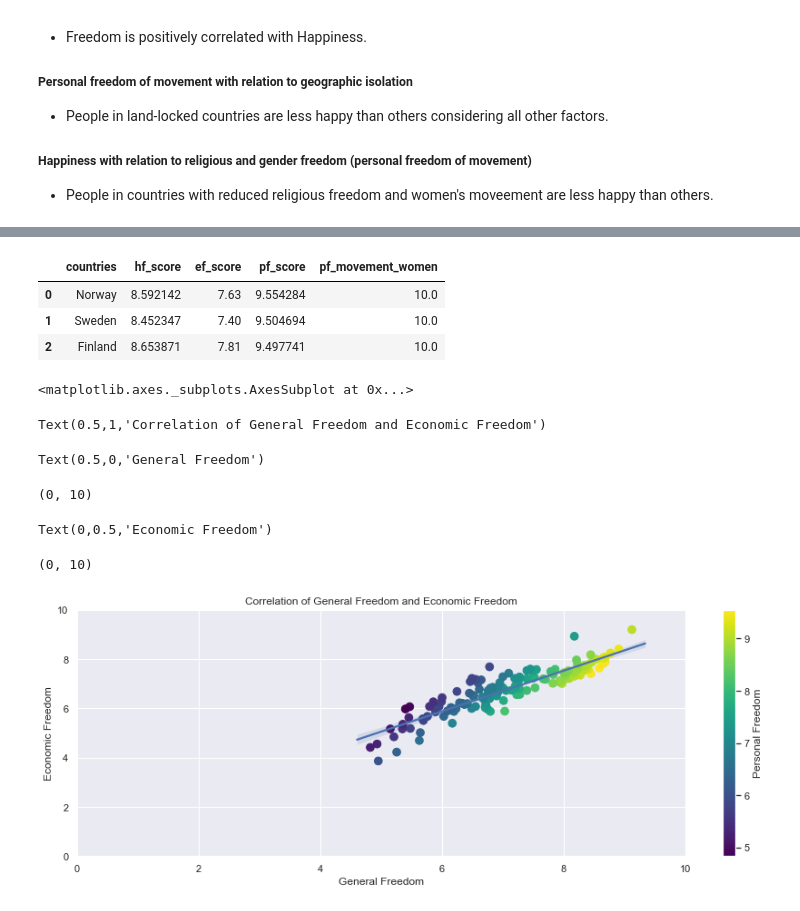
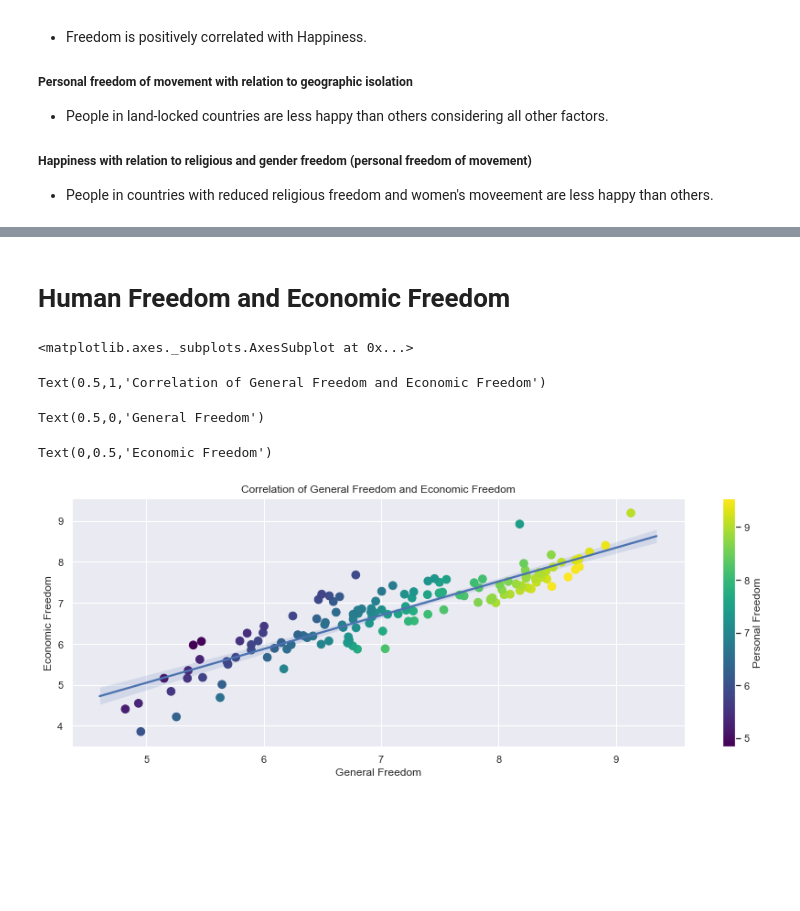
Before and after one commit to jbratcher/happiness_and_freedom, a Jupyter notebook: hfh_movement.ipynb, the cells around one changed output, grey strips where cells are left out. Cells and saved outputs as stored; diff of their text form; code cells hidden in the pictures; blank space fills up the shorter version.

Commit message:
add header sections, updated readme, more cleanup, working with legends

```diff
--- a/hfh_movement.ipynb
+++ b/hfh_movement.ipynb
@@ -234,41 +188,28 @@ Text(0,0.5,'General Happiness')
+# %% [markdown]
+# Human Freedom and Economic Freedom
 # %%
-# Human Freedom and Economic Freedom
-
-# colored by human freedom quartile (higher being lower value quartile)
-# hfi.plot(kind="scatter", x="hf_score", y="ef_score", c="hf_quartile", cmap="viridis")
-
 # retrieve movement data from Human Freedom Index grouped by country and ordered by movement score
 
 hfi_freedom_and_economy_data = "SELECT countries, hf_score, ef_score, pf_score, pf_movement_women FROM 'Human Freedom Index' GROUP BY countries ORDER BY pf_score DESC"
 hfi_freedom_and_economy_raw = pd.read_sql(hfi_freedom_and_economy_data, con=engine)
 hfi_freedom_and_economy = hfi_freedom_and_economy_raw.dropna()
-
-hfi_freedom_and_economy.head(3)
 
 # scatter plot analysis with linear regression
 
 fig, ax = plt.subplots(figsize=(15, 5))
 sns.regplot(x="hf_score", y="ef_score", data=hfi_freedom_and_economy)
 points = plt.scatter(hfi_freedom_and_economy["hf_score"], hfi_freedom_and_economy["ef_score"], c=hfi_freedom_and_economy["pf_score"], s=75, cmap="viridis")
 cbar = plt.colorbar(points)
 cbar.set_label("Personal Freedom")
 ax.set_title("Correlation of General Freedom and Economic Freedom")
 ax.set_xlabel("General Freedom")
-ax.set_xlim([0,10])
 ax.set_ylabel("Economic Freedom")
-ax.set_ylim([0,10])
 # %% [output]
-|  | countries | hf_score | ef_score | pf_score | pf_movement_women |
-| 0 | Norway | 8.592142 | 7.63 | 9.554284 | 10.0 |
-| 1 | Sweden | 8.452347 | 7.40 | 9.504694 | 10.0 |
-| 2 | Finland | 8.653871 | 7.81 | 9.497741 | 10.0 |
 <matplotlib.axes._subplots.AxesSubplot at 0x...>
 Text(0.5,1,'Correlation of General Freedom and Economic Freedom')
 Text(0.5,0,'General Freedom')
-(0, 10)
+Text(0,0.5,'Economic Freedom')
-Text(0,0.5,'Economic Freedom')
-(0, 10)
-[figure, old version]
+[figure, new version]
 # %%
 # examination as above but colored by women's personal freedome of movement (similar correlation)
 
```
Also changed, not shown: parts of 14 cells of this notebook, 1 other file.
